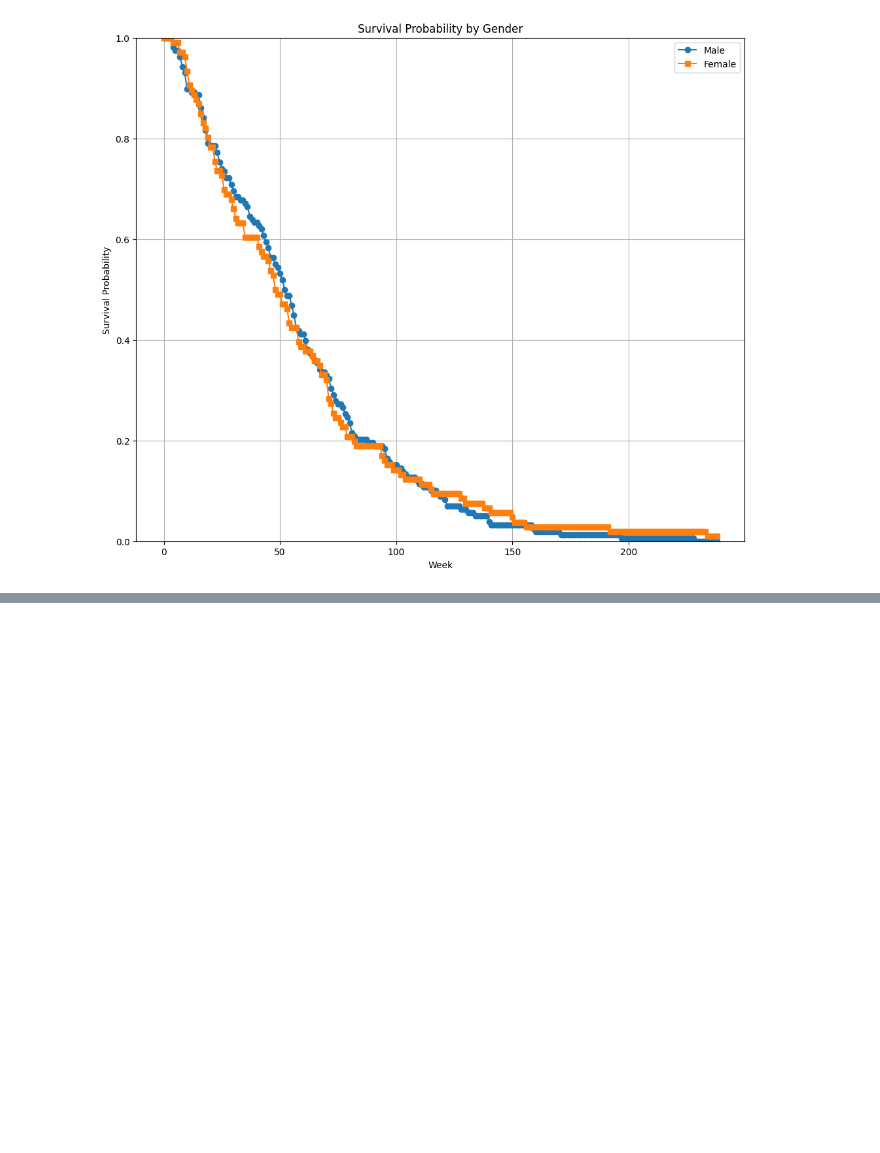
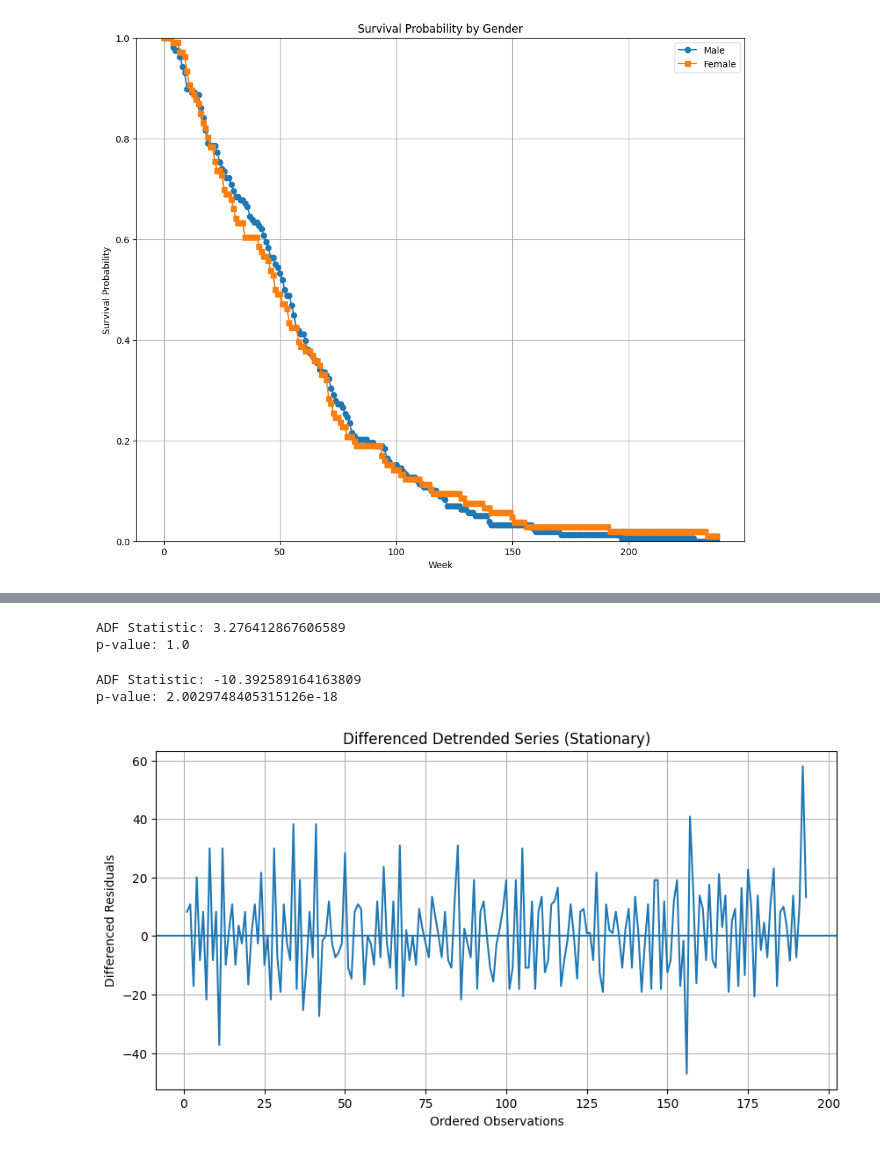
Before and after one commit to Parasshirishvaidya/TimeSeries-Based-BrainTumor-Survival, a Jupyter notebook: notebooks/Tumor_Growth_Modelling_.ipynb, the cells around one changed output, grey strips where cells are left out. Drawn from its saved outputs; the diff is of its cells as text; code cells hidden in the pictures; blank space fills up the shorter version.

```diff
--- a/notebooks/Tumor_Growth_Modelling_.ipynb
+++ b/notebooks/Tumor_Growth_Modelling_.ipynb
@@ -500,0 +766,6 @@ plt.show()
+# %%
+# Predicted survival
+df_reg['Predicted_Survival'] = model.predict(X)
+
+# Residuals (Detrended series)
+df_reg['Residuals'] = df_reg['Survival_Week'] - df_reg['Predicted_Survival']
@@ -500,0 +774,39 @@ plt.show()
+# %%
+df_reg = df_reg.sort_values(by='Survival_Week')
+# %%
+from statsmodels.tsa.stattools import adfuller
+
+result = adfuller(residual_series)
+print('ADF Statistic:', result[0])
+print('p-value:', result[1])
+# %% [output]
+ADF Statistic: 3.276412867606589
+p-value: 1.0
+# %%
+df_reg['Residuals_diff'] = df_reg['Residuals'].diff().dropna()
+# %%
+from statsmodels.tsa.stattools import adfuller
+
+result = adfuller(df_reg['Residuals_diff'].dropna())
+print('ADF Statistic:', result[0])
+print('p-value:', result[1])
+# %% [output]
+ADF Statistic: -10.392589164163809
+p-value: 2.0029748405315126e-18
+# %%
+df_reg = df_reg.sort_values(by='Survival_Week')
+df_reg.reset_index(drop=True, inplace=True)
+# %%
+plt.figure(figsize=(10,5))
+plt.plot(df_reg.index[1:], df_reg['Residuals_diff'].dropna())
+
+plt.title("Differenced Detrended Series (Stationary)")
+plt.xlabel("Ordered Observations")
+plt.ylabel("Differenced Residuals")
+
+plt.axhline(y=0)
+plt.grid()
+
+plt.show()
+# %% [output]
+[figure, added]
```
Also changed, not shown: parts of 27 cells of this notebook.
